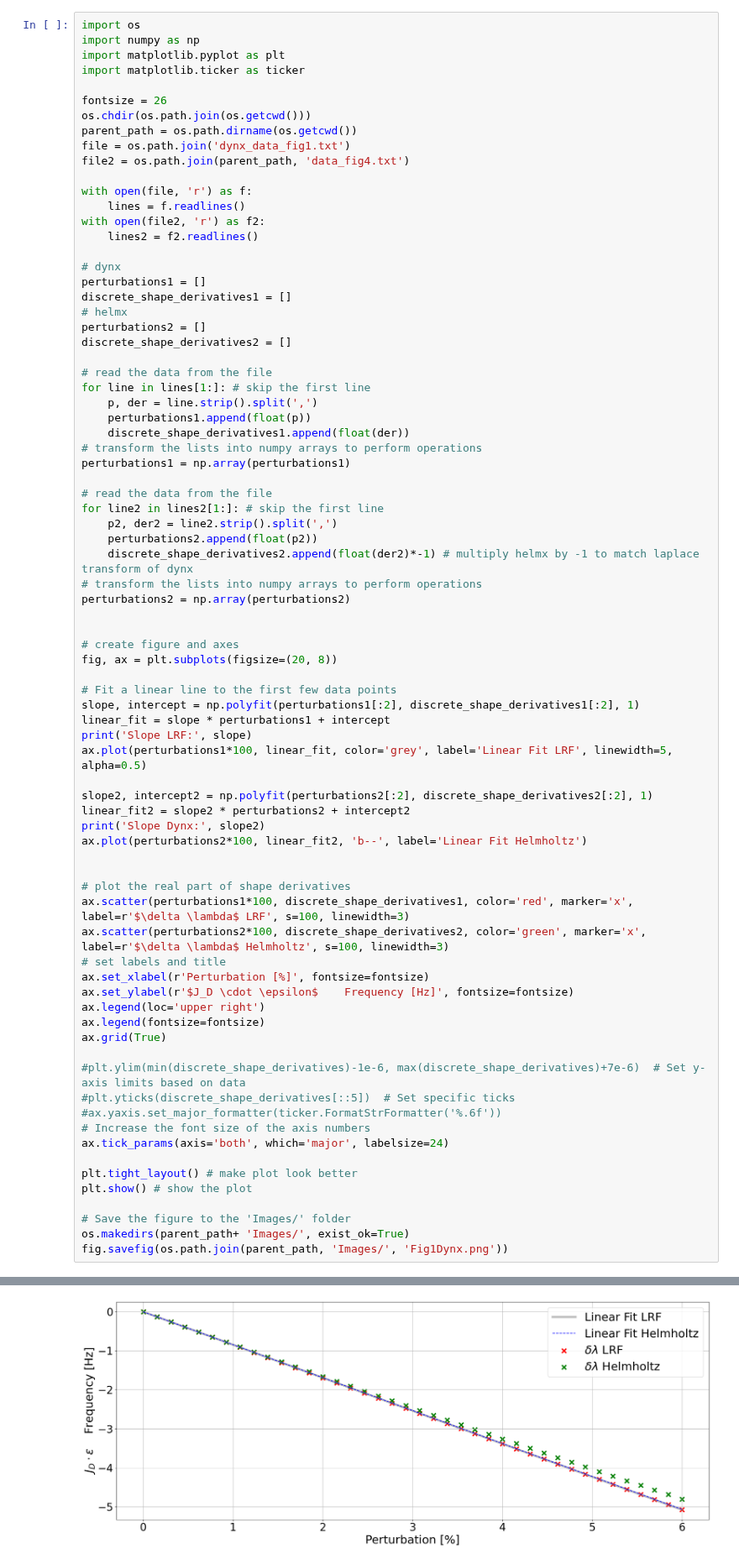
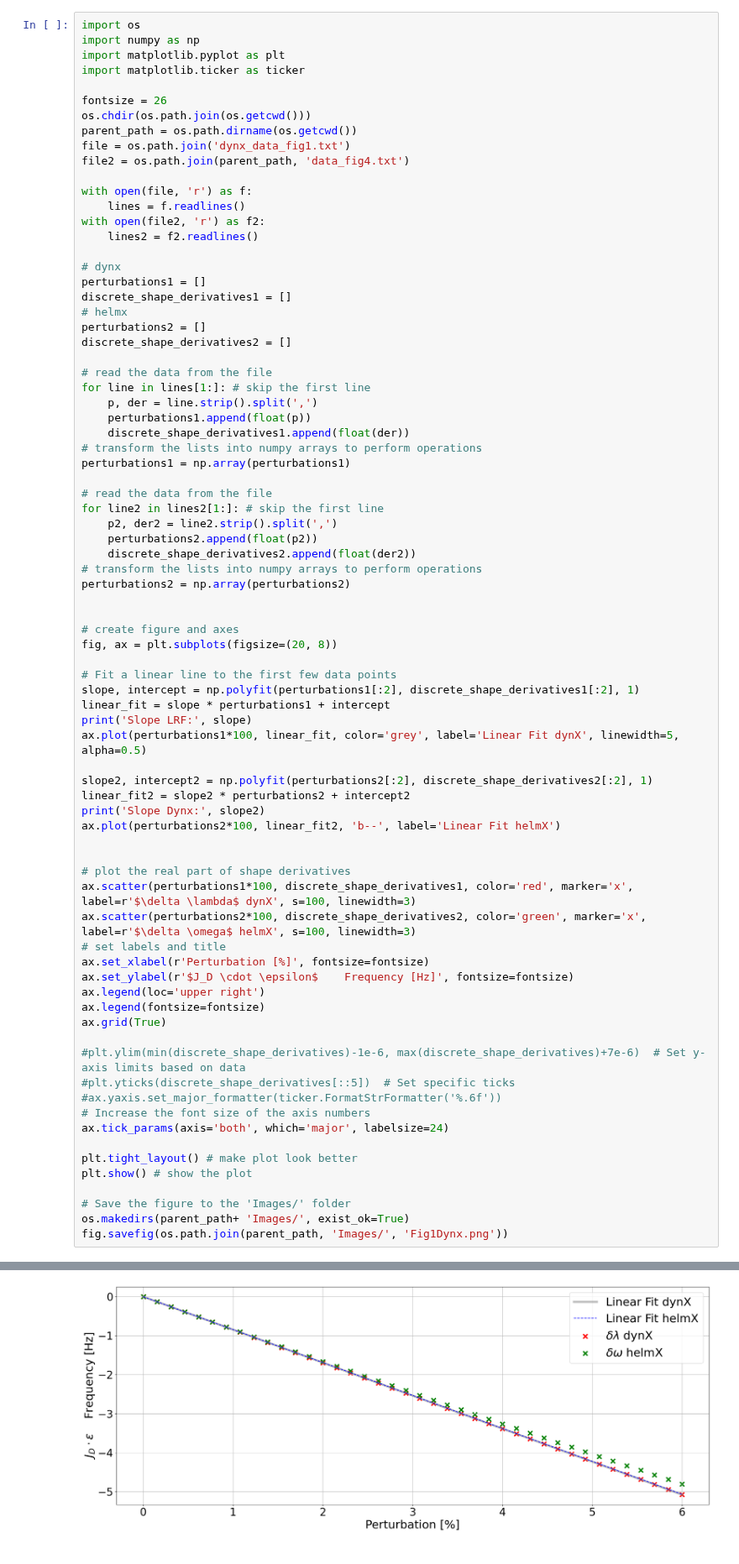
Before and after one commit to kspc0/helmholtz-x-TFD, a Jupyter notebook: Figures/dynxFigures/Dynx_Fig1.ipynb, the cells around one changed output, grey strips where cells are left out. Shown at 84% size. Drawn from its saved outputs; the diff is of its cells as text.

```diff
--- a/Figures/dynxFigures/Dynx_Fig1.ipynb
+++ b/Figures/dynxFigures/Dynx_Fig1.ipynb
@@ -40,7 +40,7 @@ perturbations1 = np.array(perturbations1)
 for line2 in lines2[1:]: # skip the first line
     p2, der2 = line2.strip().split(',')
     perturbations2.append(float(p2))
-    discrete_shape_derivatives2.append(float(der2)*-1) # multiply helmx by -1 to match laplace transform of dynx
+    discrete_shape_derivatives2.append(float(der2))
 # transform the lists into numpy arrays to perform operations
 perturbations2 = np.array(perturbations2)
 
@@ -52,37 +52,37 @@ fig, ax = plt.subplots(figsize=(20, 8))
 slope, intercept = np.polyfit(perturbations1[:2], discrete_shape_derivatives1[:2], 1)
 linear_fit = slope * perturbations1 + intercept
 print('Slope LRF:', slope)
-ax.plot(perturbations1*100, linear_fit, color='grey', label='Linear Fit LRF', linewidth=5, alpha=0.5)
+ax.plot(perturbations1*100, linear_fit, color='grey', label='Linear Fit dynX', linewidth=5, alpha=0.5)
 
 slope2, intercept2 = np.polyfit(perturbations2[:2], discrete_shape_derivatives2[:2], 1)
 linear_fit2 = slope2 * perturbations2 + intercept2
 print('Slope Dynx:', slope2)
-ax.plot(perturbations2*100, linear_fit2, 'b--', label='Linear Fit Helmholtz')
+ax.plot(perturbations2*100, linear_fit2, 'b--', label='Linear Fit helmX')
 
 
 # plot the real part of shape derivatives
-ax.scatter(perturbations1*100, discrete_shape_derivatives1, color='red', marker='x', label=r'$\delta \lambda$ LRF', s=100, linewidth=3)
-ax.scatter(perturbations2*100, discrete_shape_derivatives2, color='green', marker='x', label=r'$\delta \lambda$ Helmholtz', s=100, linewidth=3)
+ax.scatter(perturbations1*100, discrete_shape_derivatives1, color='red', marker='x', label=r'$\delta \lambda$ dynX', s=100, linewidth=3)
+ax.scatter(perturbations2*100, discrete_shape_derivatives2, color='green', marker='x', label=r'$\delta \omega$ helmX', s=100, linewidth=3)
 # set labels and title
 ax.set_xlabel(r'Perturbation [%]', fontsize=fontsize)
 ax.set_ylabel(r'$J_D \cdot \epsilon$    Frequency [Hz]', fontsize=fontsize)
 ax.legend(loc='upper right')
 ax.legend(fontsize=fontsize)
 ax.grid(True)
 
 #plt.ylim(min(discrete_shape_derivatives)-1e-6, max(discrete_shape_derivatives)+7e-6)  # Set y-axis limits based on data
 #plt.yticks(discrete_shape_derivatives[::5])  # Set specific ticks
 #ax.yaxis.set_major_formatter(ticker.FormatStrFormatter('%.6f'))
 # Increase the font size of the axis numbers
 ax.tick_params(axis='both', which='major', labelsize=24)
 
 plt.tight_layout() # make plot look better
 plt.show() # show the plot
 
 # Save the figure to the 'Images/' folder
 os.makedirs(parent_path+ 'Images/', exist_ok=True)
 fig.savefig(os.path.join(parent_path, 'Images/', 'Fig1Dynx.png'))
 # %% [output]
 Slope LRF: -84.6159383986668
 Slope Dynx: -84.45812793687986
-[figure, old version]
+[figure, new version]
```
Also changed, not shown: 10 other files.
